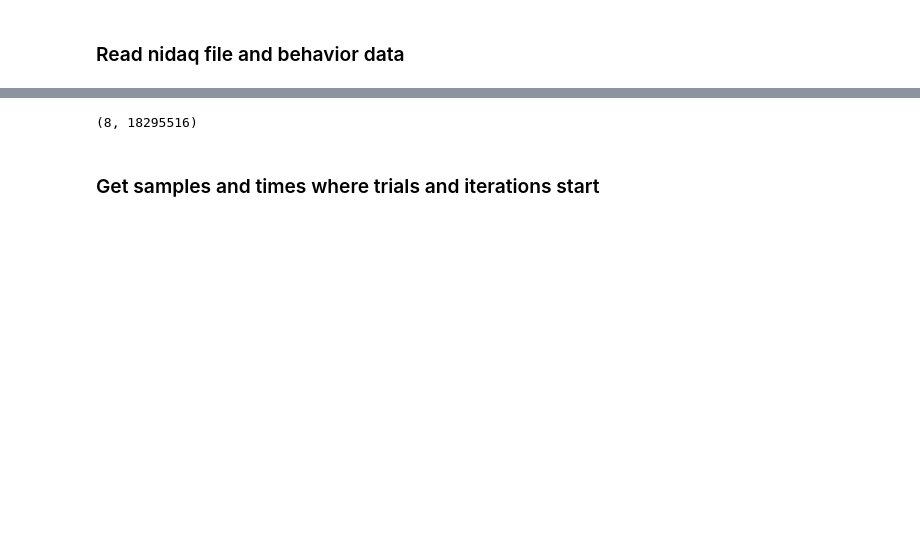
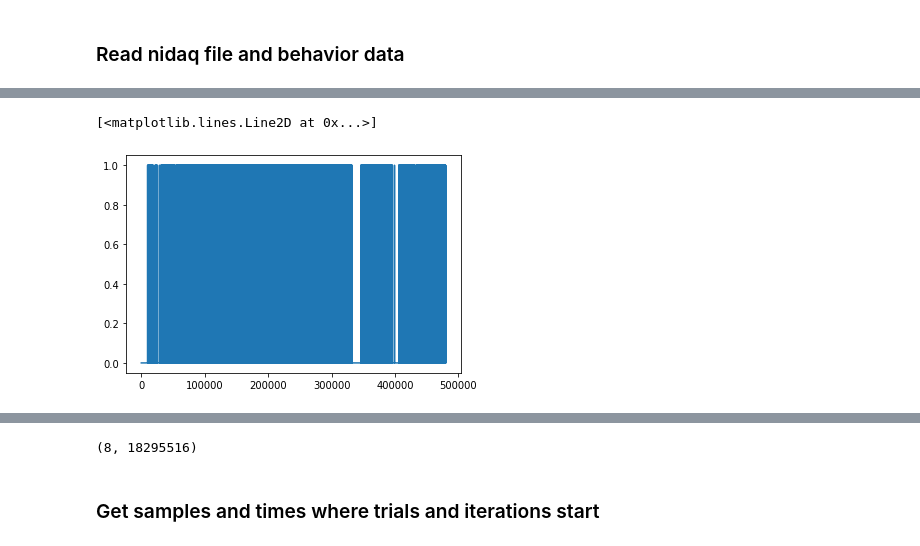
Before and after one commit to BrainCOGS/U19-pipeline-python, a Jupyter notebook: notebooks/ephys_element/check_sync_notebook-new_method.ipynb, the cells around one changed output, grey strips where cells are left out. Drawn from its saved outputs; the diff is of its cells as text; code cells hidden in the pictures; blank space fills up the shorter version.

```diff
--- a/notebooks/ephys_element/check_sync_notebook-new_method.ipynb
+++ b/notebooks/ephys_element/check_sync_notebook-new_method.ipynb
@@ -94,0 +115,5 @@ nChan: 1, nFileSamp: 18295516
+# %%
+plt.plot(digital_array[0,620000:1100000])
+# %% [output]
+[<matplotlib.lines.Line2D at 0x...>]
+[figure, added]
```
Also changed, not shown: parts of 12 cells of this notebook, 6 other files.
